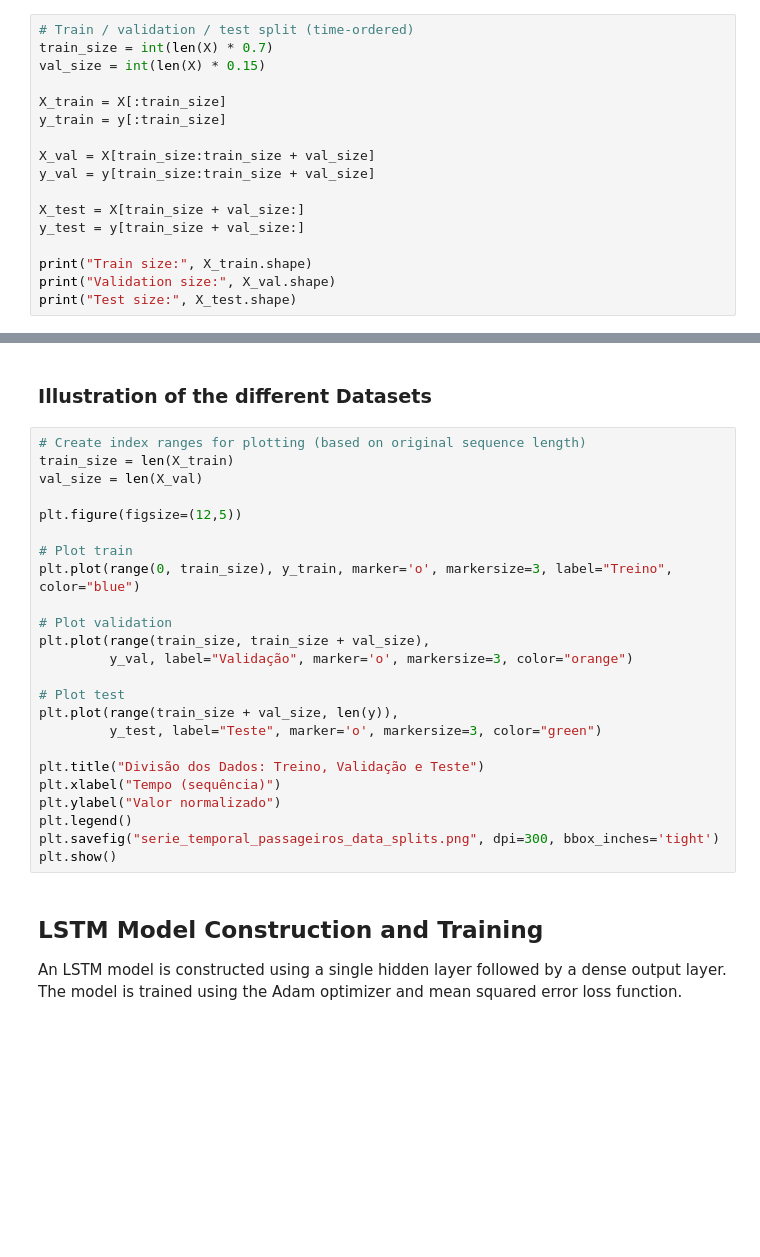
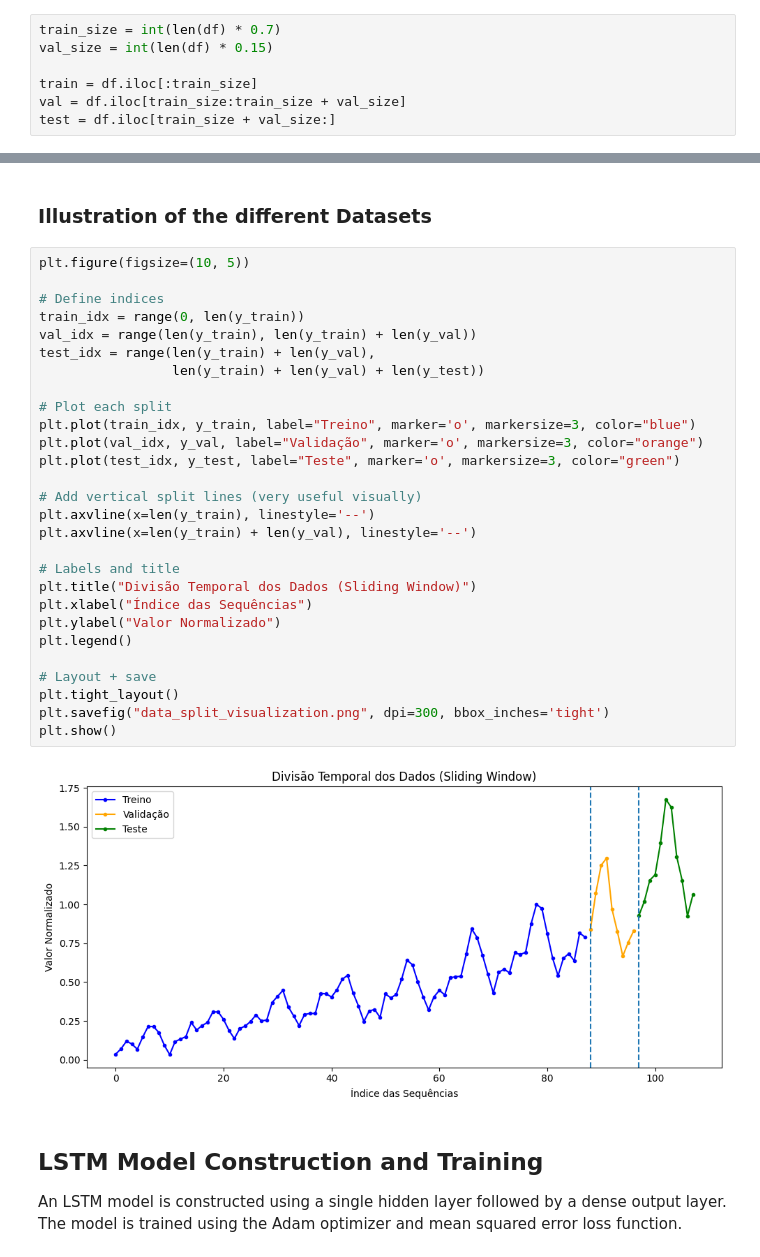
Before and after one commit to N-Merk/TimeSeries_forecasting-and-intervention-analysis, a Jupyter notebook: ModelIllustration.ipynb, the cells around one changed output, grey strips where cells are left out. Drawn from its saved outputs; the diff is of its cells as text; blank space fills up the shorter version.

Commit message:
No data leackage

```diff
--- a/ModelIllustration.ipynb
+++ b/ModelIllustration.ipynb
@@ -171,19 +150,9 @@ array=[112. 118. 132. 129. 121. 135. 148. 148. 136. 119. 104. 118. 115. 126.
 A train/validation/test split is applied for methodological correctness, although limited data size affects statistical robustness.
 70% of the data will be allocated for training, and 15% for testing and validation.
 # %%
-# Train / validation / test split (time-ordered)
-train_size = int(len(X) * 0.7)
-val_size = int(len(X) * 0.15)
+train_size = int(len(df) * 0.7)
+val_size = int(len(df) * 0.15)
 
-X_train = X[:train_size]
-y_train = y[:train_size]
-
-X_val = X[train_size:train_size + val_size]
-y_val = y[train_size:train_size + val_size]
-
-X_test = X[train_size + val_size:]
-y_test = y[train_size + val_size:]
-
-print("Train size:", X_train.shape)
-print("Validation size:", X_val.shape)
-print("Test size:", X_test.shape)
+train = df.iloc[:train_size]
+val = df.iloc[train_size:train_size + val_size]
+test = df.iloc[train_size + val_size:]
@@ -190,29 +185,35 @@ print("Test size:", X_test.shape)
 # %% [markdown]
 ### Illustration of the different Datasets
 # %%
-# Create index ranges for plotting (based on original sequence length)
-train_size = len(X_train)
-val_size = len(X_val)
+plt.figure(figsize=(10, 5))
 
-plt.figure(figsize=(12,5))
+# Define indices
+train_idx = range(0, len(y_train))
+val_idx = range(len(y_train), len(y_train) + len(y_val))
+test_idx = range(len(y_train) + len(y_val),
+                 len(y_train) + len(y_val) + len(y_test))
 
-# Plot train
-plt.plot(range(0, train_size), y_train, marker='o', markersize=3, label="Treino", color="blue")
+# Plot each split
+plt.plot(train_idx, y_train, label="Treino", marker='o', markersize=3, color="blue")
+plt.plot(val_idx, y_val, label="Validação", marker='o', markersize=3, color="orange")
+plt.plot(test_idx, y_test, label="Teste", marker='o', markersize=3, color="green")
 
-# Plot validation
-plt.plot(range(train_size, train_size + val_size),
-         y_val, label="Validação", marker='o', markersize=3, color="orange")
+# Add vertical split lines (very useful visually)
+plt.axvline(x=len(y_train), linestyle='--')
+plt.axvline(x=len(y_train) + len(y_val), linestyle='--')
 
-# Plot test
-plt.plot(range(train_size + val_size, len(y)),
-         y_test, label="Teste", marker='o', markersize=3, color="green")
+# Labels and title
+plt.title("Divisão Temporal dos Dados (Sliding Window)")
+plt.xlabel("Índice das Sequências")
+plt.ylabel("Valor Normalizado")
+plt.legend()
 
-plt.title("Divisão dos Dados: Treino, Validação e Teste")
-plt.xlabel("Tempo (sequência)")
-plt.ylabel("Valor normalizado")
-plt.legend()
-plt.savefig("serie_temporal_passageiros_data_splits.png", dpi=300, bbox_inches='tight')
+# Layout + save
+plt.tight_layout()
+plt.savefig("data_split_visualization.png", dpi=300, bbox_inches='tight')
 plt.show()
+# %% [output]
+[figure, added]
 # %% [markdown]
 ## LSTM Model Construction and Training
 
```
Also changed, not shown: parts of 20 cells of this notebook, 4 other files.
